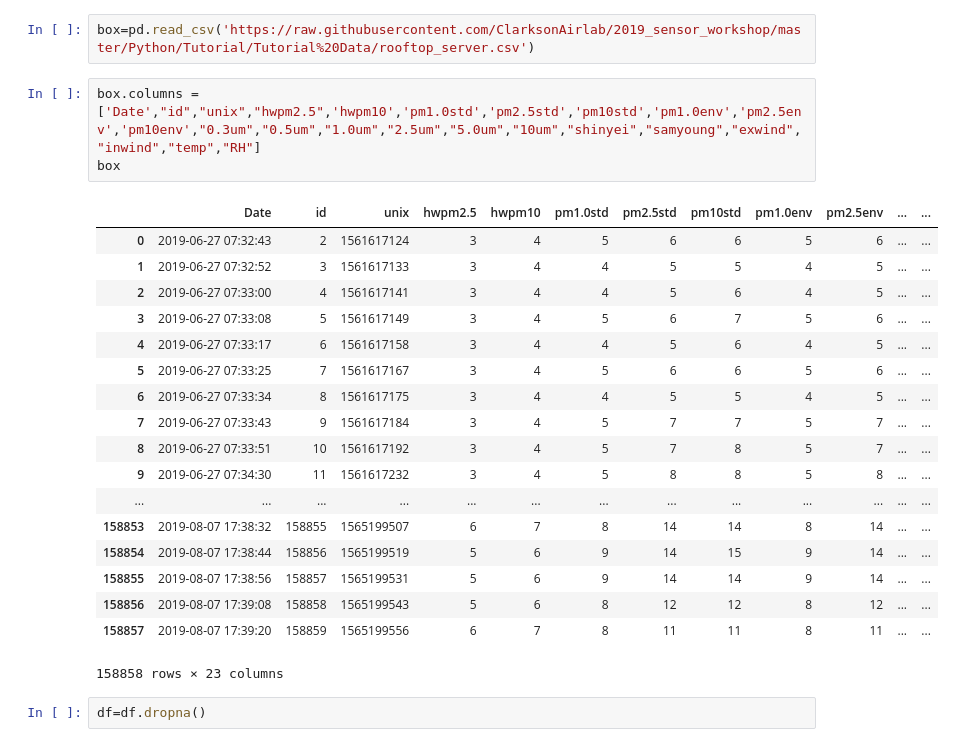
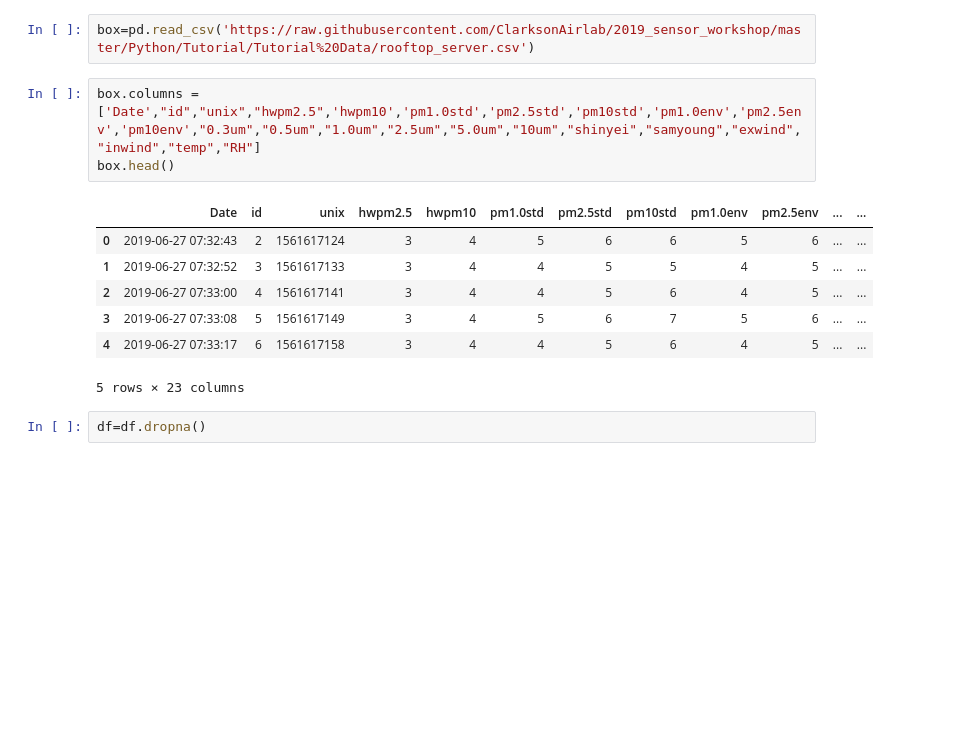
Before and after one commit to ClarksonAirlab/2019_sensor_workshop, a Jupyter notebook: Python/Tutorial/7. Machine learning with Scikit-learn.ipynb, the cells around one changed output. Saved outputs shown, nothing was run; the diff lists cells and outputs as text; blank space fills up the shorter version.

```diff
--- a/Python/Tutorial/7. Machine learning with Scikit-learn.ipynb
+++ b/Python/Tutorial/7. Machine learning with Scikit-learn.ipynb
@@ -7,26 +8,15 @@ df=pd.read_csv('https://raw.githubusercontent.com/ClarksonAirlab/2019_sensor_wor
 box=pd.read_csv('https://raw.githubusercontent.com/ClarksonAirlab/2019_sensor_workshop/master/Python/Tutorial/Tutorial%20Data/rooftop_server.csv')
 # %%
 box.columns = ['Date',"id","unix","hwpm2.5",'hwpm10','pm1.0std','pm2.5std','pm10std','pm1.0env','pm2.5env','pm10env',"0.3um","0.5um","1.0um","2.5um","5.0um","10um","shinyei","samyoung","exwind","inwind","temp","RH"]
-box
+box.head()
 # %% [output]
 |  | Date | id | unix | hwpm2.5 | hwpm10 | pm1.0std | pm2.5std | pm10std | pm1.0env | pm2.5env | ... | ... |
 | 0 | 2019-06-27 07:32:43 | 2 | 1561617124 | 3 | 4 | 5 | 6 | 6 | 5 | 6 | ... | ... |
 | 1 | 2019-06-27 07:32:52 | 3 | 1561617133 | 3 | 4 | 4 | 5 | 5 | 4 | 5 | ... | ... |
 | 2 | 2019-06-27 07:33:00 | 4 | 1561617141 | 3 | 4 | 4 | 5 | 6 | 4 | 5 | ... | ... |
 | 3 | 2019-06-27 07:33:08 | 5 | 1561617149 | 3 | 4 | 5 | 6 | 7 | 5 | 6 | ... | ... |
 | 4 | 2019-06-27 07:33:17 | 6 | 1561617158 | 3 | 4 | 4 | 5 | 6 | 4 | 5 | ... | ... |
-| 5 | 2019-06-27 07:33:25 | 7 | 1561617167 | 3 | 4 | 5 | 6 | 6 | 5 | 6 | ... | ... |
-| 6 | 2019-06-27 07:33:34 | 8 | 1561617175 | 3 | 4 | 4 | 5 | 5 | 4 | 5 | ... | ... |
-| 7 | 2019-06-27 07:33:43 | 9 | 1561617184 | 3 | 4 | 5 | 7 | 7 | 5 | 7 | ... | ... |
-| 8 | 2019-06-27 07:33:51 | 10 | 1561617192 | 3 | 4 | 5 | 7 | 8 | 5 | 7 | ... | ... |
-| 9 | 2019-06-27 07:34:30 | 11 | 1561617232 | 3 | 4 | 5 | 8 | 8 | 5 | 8 | ... | ... |
-| ... | ... | ... | ... | ... | ... | ... | ... | ... | ... | ... | ... | ... |
-| 158853 | 2019-08-07 17:38:32 | 158855 | 1565199507 | 6 | 7 | 8 | 14 | 14 | 8 | 14 | ... | ... |
-| 158854 | 2019-08-07 17:38:44 | 158856 | 1565199519 | 5 | 6 | 9 | 14 | 15 | 9 | 14 | ... | ... |
-| 158855 | 2019-08-07 17:38:56 | 158857 | 1565199531 | 5 | 6 | 9 | 14 | 14 | 9 | 14 | ... | ... |
-| 158856 | 2019-08-07 17:39:08 | 158858 | 1565199543 | 5 | 6 | 8 | 12 | 12 | 8 | 12 | ... | ... |
-| 158857 | 2019-08-07 17:39:20 | 158859 | 1565199556 | 6 | 7 | 8 | 11 | 11 | 8 | 11 | ... | ... |
-158858 rows × 23 columns
+5 rows × 23 columns
 # %%
 df=df.dropna()
 # %%
```
Also changed, not shown: parts of 10 cells of this notebook.
